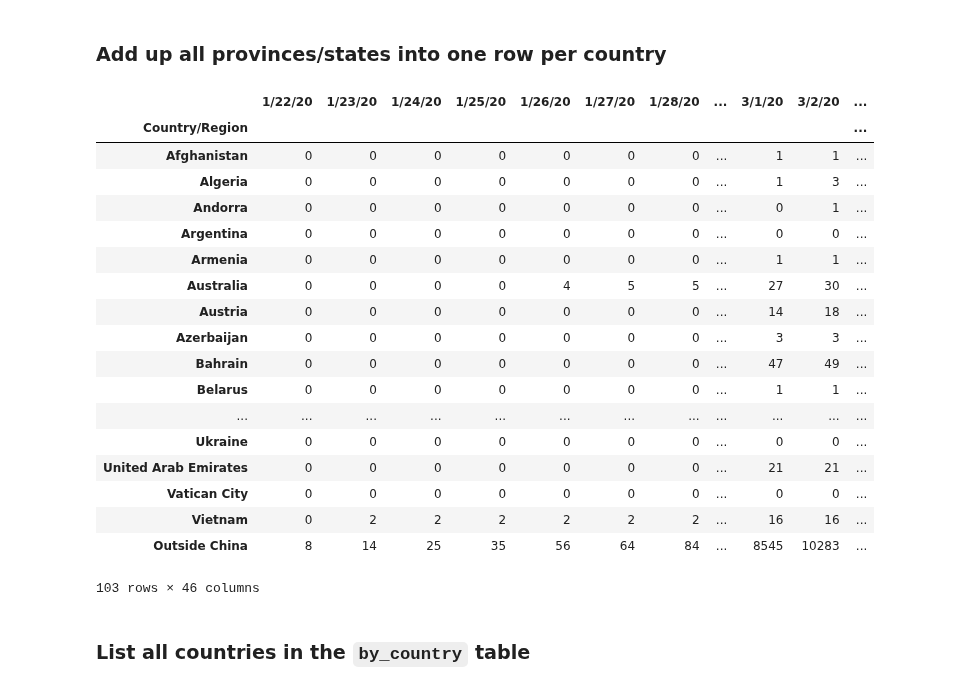
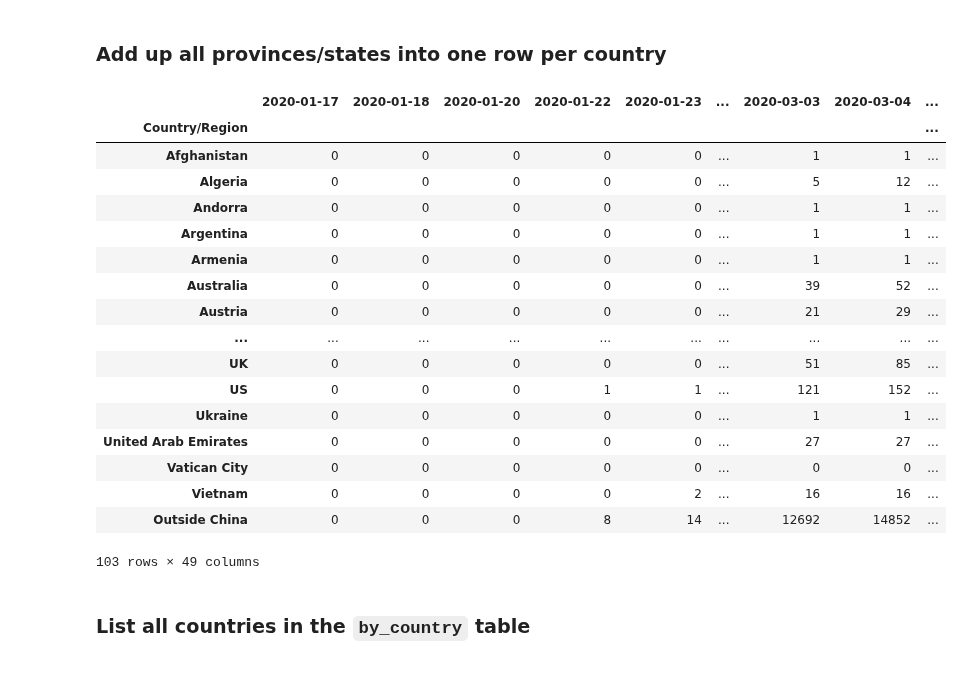
Before and after one commit to JeroenKools/covid19, a Jupyter notebook: COVID-19.ipynb, the cells around one changed output. Cells and saved outputs as stored; diff of their text form; code cells hidden in the pictures.

```diff
--- a/COVID-19.ipynb
+++ b/COVID-19.ipynb
@@ -6,13 +6,19 @@ import pandas as pd
 from io import StringIO
 import matplotlib
 import matplotlib.pyplot as plt
+from matplotlib import dates as mdates
 from IPython.display import display
 import datetime
 import math
 import numpy as np
+from scipy.optimize import curve_fit
+from pandas.plotting import register_matplotlib_converters
 
-data_url = "https://raw.githubusercontent.com/CSSEGISandData/COVID-19/master/csse_covid_19_data/" +\
-           "csse_covid_19_time_series/time_series_19-covid-Confirmed.csv"
+register_matplotlib_converters()
+matplotlib.rcParams['figure.figsize'] = (14, 8)
+cm = plt.cm.get_cmap('nipy_spectral')
+
+data_url = "https://raw.githubusercontent.com/CSSEGISandData/COVID-19/master/csse_covid_19_data/csse_covid_19_time_series/time_series_19-covid-Confirmed.csv"
 
 def set_y_axis_format(log=True):
     if log:
@@ -39,0 +31,17 @@ with pd.option_context("display.max_rows", 5, "display.max_columns", 15):
+# %%
+r = requests.get(data_url)
+s = StringIO(r.text)
+df = pd.read_csv(s, sep=",")
+
+# Add in early data for China from wikipedia:
+# https://en.wikipedia.org/wiki/Timeline_of_the_2019%E2%80%9320_coronavirus_outbreak_in_December_2019_%E2%80%93_January_2020
+
+df.loc[df.iloc[:,0] == "Hubei", "1/17/20"] = 45
+df.loc[df.iloc[:,0] == "Hubei", "1/18/20"] = 62
+df.loc[df.iloc[:,0] == "Hubei", "1/20/20"] = 218
+df = df.reindex(list(df.columns[:4]) +\
+                list(sorted(df.columns[4:], key=lambda d: datetime.datetime.strptime(d, "%m/%d/%y"))), axis=1)
+display(df.iloc[:15, :])
+
+with pd.option_context("display.max_rows", 5, "display.max_columns", 15):
+    display(df)
@@ -42,31 +75,32 @@ with pd.option_context("display.max_rows", 5, "display.max_columns", 15):
 # %%
 by_country = df.groupby("Country/Region").sum()                           # Group by country
 dates = by_country.columns[2:]                                            # Drop Lat/Long columns
 by_country.loc["Outside China", dates] =\
     by_country.sum().loc[dates]-by_country.loc["Mainland China", dates]   # Add "Outside China" row
 by_country = by_country.loc[:, dates].astype(int)                         # Convert to integers
-with pd.option_context("display.max_rows", 100, "display.max_columns", 15):
+dates = pd.to_datetime(dates)
+by_country.columns = dates
+with pd.option_context("display.max_rows", 15, "display.max_columns", 10):
     display(by_country)
 # %% [output]
-|  | 1/22/20 | 1/23/20 | 1/24/20 | 1/25/20 | 1/26/20 | 1/27/20 | 1/28/20 | ... | 3/1/20 | 3/2/20 | ... |
-| Country/Region |  |  |  |  |  |  |  |  |  |  | ... |
-| Afghanistan | 0 | 0 | 0 | 0 | 0 | 0 | 0 | ... | 1 | 1 | ... |
-| Algeria | 0 | 0 | 0 | 0 | 0 | 0 | 0 | ... | 1 | 3 | ... |
-| Andorra | 0 | 0 | 0 | 0 | 0 | 0 | 0 | ... | 0 | 1 | ... |
-| Argentina | 0 | 0 | 0 | 0 | 0 | 0 | 0 | ... | 0 | 0 | ... |
-| Armenia | 0 | 0 | 0 | 0 | 0 | 0 | 0 | ... | 1 | 1 | ... |
-| Australia | 0 | 0 | 0 | 0 | 4 | 5 | 5 | ... | 27 | 30 | ... |
-| Austria | 0 | 0 | 0 | 0 | 0 | 0 | 0 | ... | 14 | 18 | ... |
-| Azerbaijan | 0 | 0 | 0 | 0 | 0 | 0 | 0 | ... | 3 | 3 | ... |
-| Bahrain | 0 | 0 | 0 | 0 | 0 | 0 | 0 | ... | 47 | 49 | ... |
-| Belarus | 0 | 0 | 0 | 0 | 0 | 0 | 0 | ... | 1 | 1 | ... |
-| ... | ... | ... | ... | ... | ... | ... | ... | ... | ... | ... | ... |
-| Ukraine | 0 | 0 | 0 | 0 | 0 | 0 | 0 | ... | 0 | 0 | ... |
-| United Arab Emirates | 0 | 0 | 0 | 0 | 0 | 0 | 0 | ... | 21 | 21 | ... |
-| Vatican City | 0 | 0 | 0 | 0 | 0 | 0 | 0 | ... | 0 | 0 | ... |
-| Vietnam | 0 | 2 | 2 | 2 | 2 | 2 | 2 | ... | 16 | 16 | ... |
-| Outside China | 8 | 14 | 25 | 35 | 56 | 64 | 84 | ... | 8545 | 10283 | ... |
+|  | 2020-01-17 | 2020-01-18 | 2020-01-20 | 2020-01-22 | 2020-01-23 | ... | 2020-03-03 | 2020-03-04 | ... |
+| Country/Region |  |  |  |  |  |  |  |  | ... |
+| Afghanistan | 0 | 0 | 0 | 0 | 0 | ... | 1 | 1 | ... |
+| Algeria | 0 | 0 | 0 | 0 | 0 | ... | 5 | 12 | ... |
+| Andorra | 0 | 0 | 0 | 0 | 0 | ... | 1 | 1 | ... |
+| Argentina | 0 | 0 | 0 | 0 | 0 | ... | 1 | 1 | ... |
+| Armenia | 0 | 0 | 0 | 0 | 0 | ... | 1 | 1 | ... |
+| Australia | 0 | 0 | 0 | 0 | 0 | ... | 39 | 52 | ... |
+| Austria | 0 | 0 | 0 | 0 | 0 | ... | 21 | 29 | ... |
+| ... | ... | ... | ... | ... | ... | ... | ... | ... | ... |
+| UK | 0 | 0 | 0 | 0 | 0 | ... | 51 | 85 | ... |
+| US | 0 | 0 | 0 | 1 | 1 | ... | 121 | 152 | ... |
+| Ukraine | 0 | 0 | 0 | 0 | 0 | ... | 1 | 1 | ... |
+| United Arab Emirates | 0 | 0 | 0 | 0 | 0 | ... | 27 | 27 | ... |
+| Vatican City | 0 | 0 | 0 | 0 | 0 | ... | 0 | 0 | ... |
+| Vietnam | 0 | 0 | 0 | 0 | 2 | ... | 16 | 16 | ... |
+| Outside China | 0 | 0 | 0 | 8 | 14 | ... | 12692 | 14852 | ... |
-103 rows × 46 columns
+103 rows × 49 columns
 # %% [markdown]
 ### List all countries in the `by_country` table
 # %%
```
Also changed, not shown: parts of 7 cells of this notebook.
